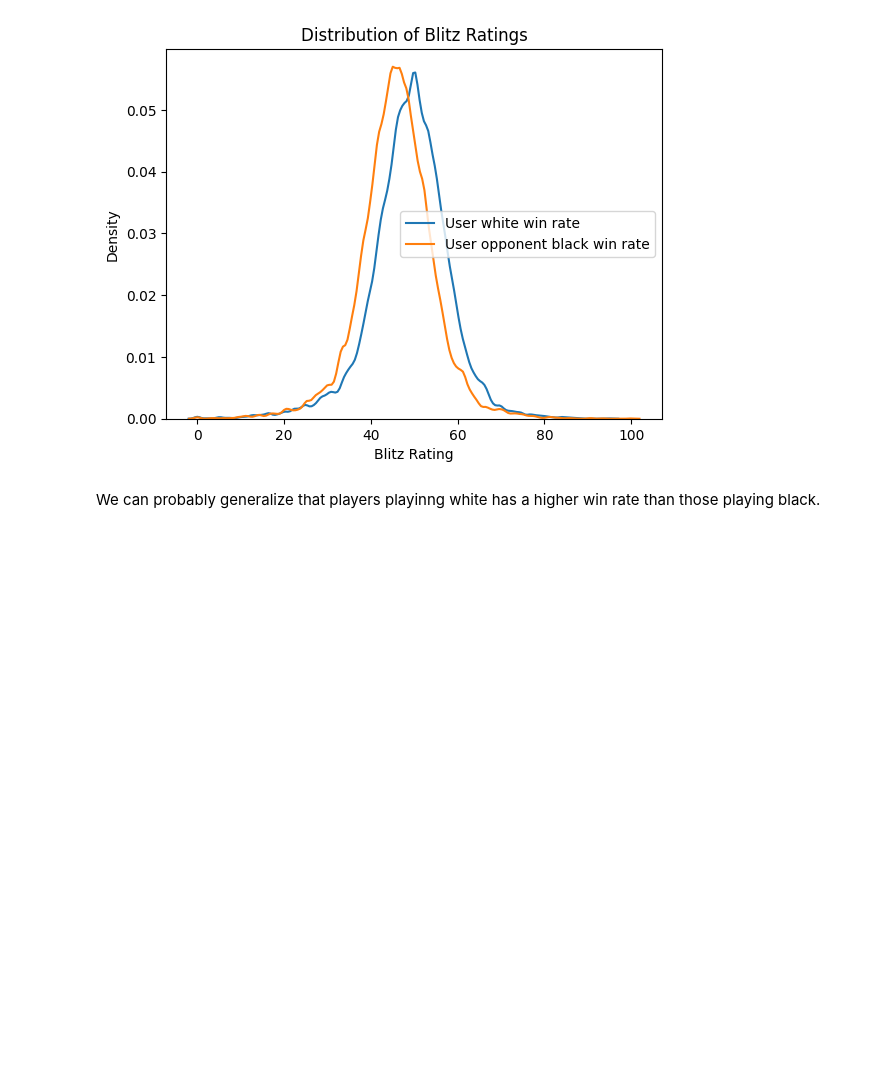
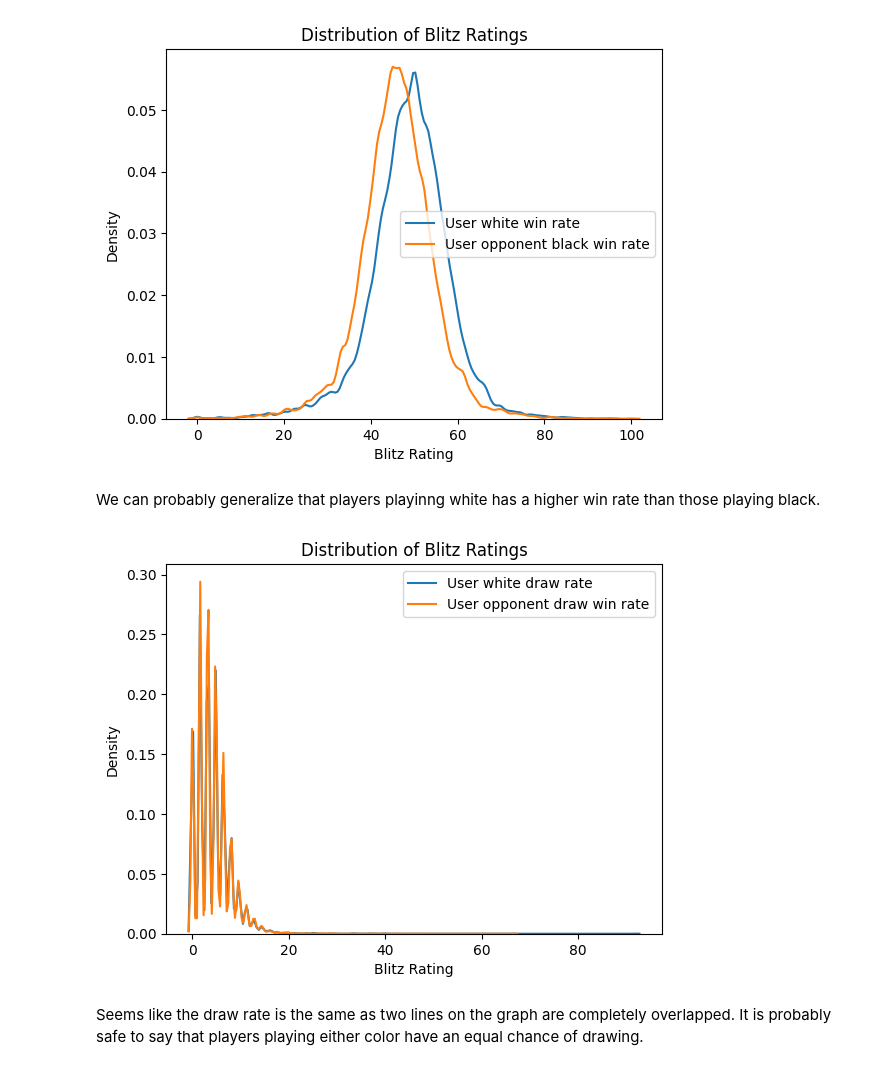
Before and after one commit to KaiSolter/cs506_final_project, a Jupyter notebook: final_report/final.ipynb, the cells around one changed output. Drawn from its saved outputs; the diff is of its cells as text; code cells hidden in the pictures; blank space fills up the shorter version.

```diff
--- a/final_report/final.ipynb
+++ b/final_report/final.ipynb
@@ -252,3 +252,18 @@ plt.show()
 [figure]
 # %% [markdown]
 We can probably generalize that players playinng white has a higher win rate than those playing black.
+# %%
+sns.kdeplot(df['user_white_draw_rate'], label='User white draw rate', bw_adjust=0.5)
+sns.kdeplot(df['op_black_draw_rate'], label='User opponent draw win rate', bw_adjust=0.5)
+
+
+# Set the title and labels
+plt.title('Distribution of Blitz Ratings')
+plt.xlabel('Blitz Rating')
+plt.ylabel('Density')
+plt.legend()  # Show legend to differentiate each line
+plt.show()
+# %% [output]
+[figure, added]
+# %% [markdown]
+Seems like the draw rate is the same as two lines on the graph are completely overlapped. It is probably safe to say that players playing either color have an equal chance of drawing.
```
Also changed, not shown: parts of 2 cells of this notebook.
